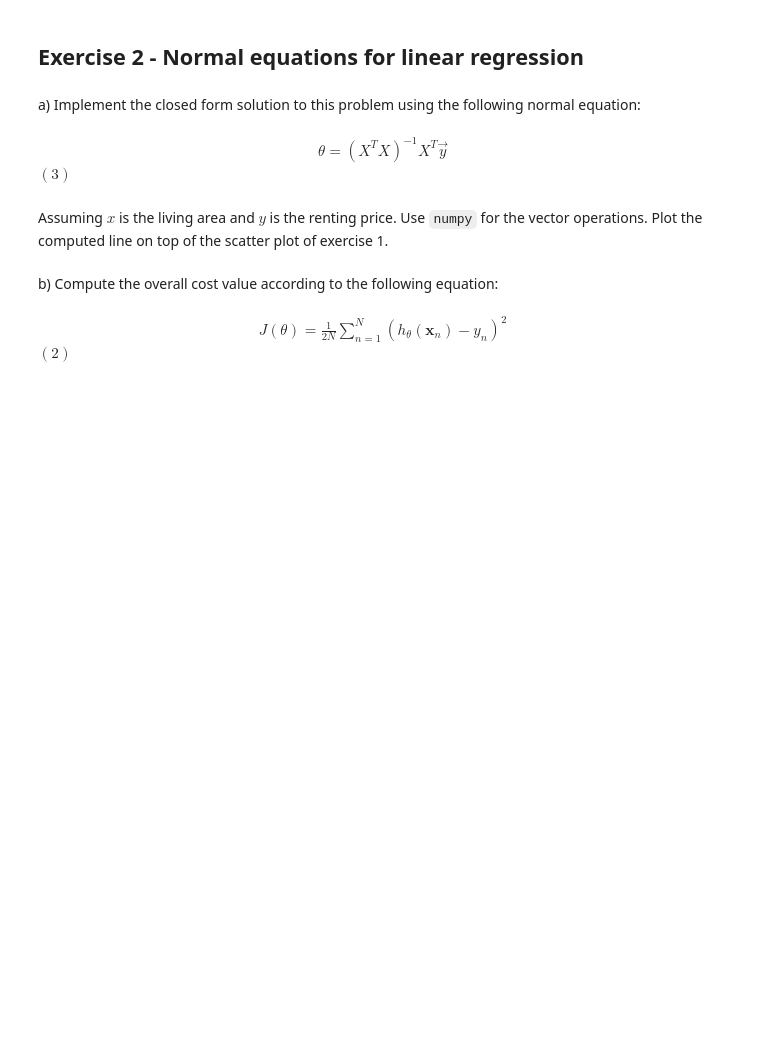
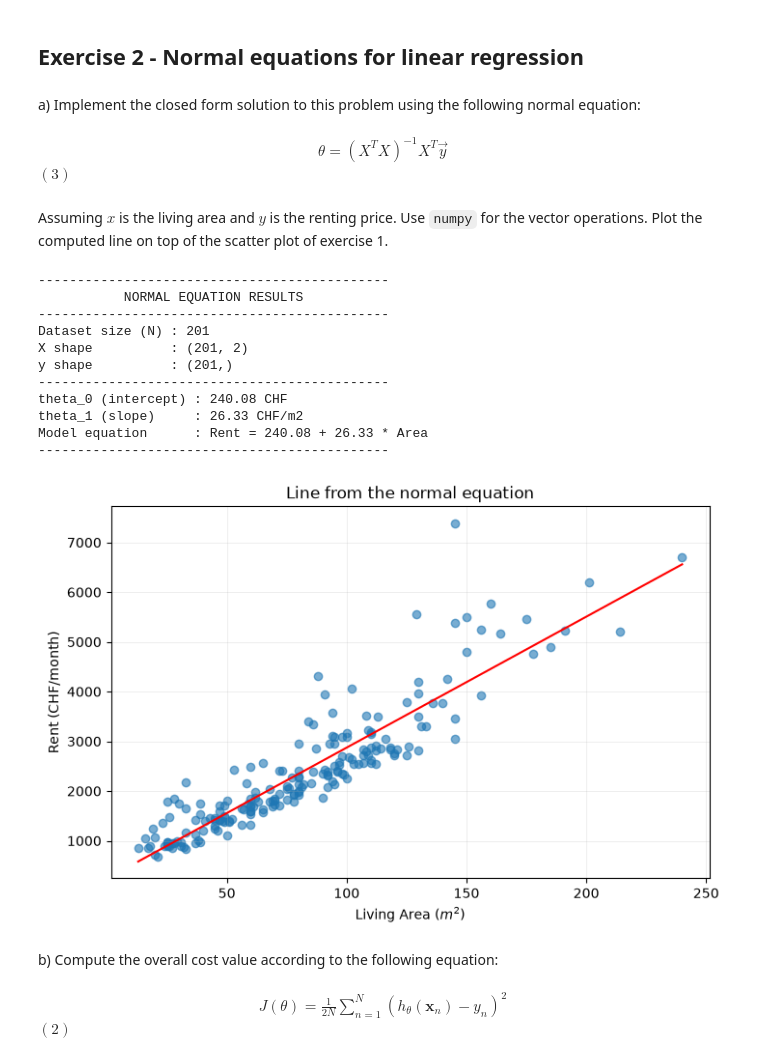
Before and after one commit to NoeBerdoz/FTP_MachLe, a Jupyter notebook: PW5/pw_resources/pw5-linear-regression-stud.ipynb, the cells around one changed output. Saved outputs shown, nothing was run; the diff lists cells and outputs as text; code cells hidden in the pictures; blank space fills up the shorter version.

```diff
--- a/PW5/pw_resources/pw5-linear-regression-stud.ipynb
+++ b/PW5/pw_resources/pw5-linear-regression-stud.ipynb
@@ -168,6 +172,55 @@ a) Implement the closed form solution to this problem using the following normal
 Assuming $x$ is the living area and $y$ is the renting price. Use `numpy` for the vector operations. Plot the computed line on top of the scatter plot of exercise 1.
 # %%
 # Your code here
+N = len(living_area)
+X = np.ones((N, 2)) # 201 rows of [1., 1.]
+X[:, 1] = living_area # column 1 gets the living areas
+y = rent_price
+
+XtX = X.T.dot(X)
+Xty = X.T.dot(y)
+XtX_inv = inv(XtX)
+
+theta = XtX_inv.dot(Xty)
+
+## Clean output
+print("-" * 45)
+print(" "*11 + "NORMAL EQUATION RESULTS")
+print("-" * 45)
+print(f"Dataset size (N) : {N}")
+print(f"X shape          : {X.shape}")
+print(f"y shape          : {y.shape}")
+print("-" * 45)
+print(f"theta_0 (intercept) : {theta[0]:.2f} CHF")
+print(f"theta_1 (slope)     : {theta[1]:.2f} CHF/m2")
+print(f"Model equation      : Rent = {theta[0]:.2f} + {theta[1]:.2f} * Area")
+print("-" * 45)
+
+## Regression plot
+x_line = np.linspace(np.min(living_area), np.max(living_area))
+y_line = theta[0] + theta[1] * x_line
+
+plt.figure(4, figsize=(8, 5))
+plt.scatter(living_area, rent_price, color="tab:blue", alpha=0.6)
+plt.plot(x_line, y_line, color="red")
+plt.xlabel("Living Area ($m^2$)")
+plt.ylabel("Rent (CHF/month)")
+plt.title("Line from the normal equation")
+plt.grid(axis='both', alpha=0.3)
+plt.show()
+# %% [output]
+---------------------------------------------
+           NORMAL EQUATION RESULTS
+---------------------------------------------
+Dataset size (N) : 201
+X shape          : (201, 2)
+y shape          : (201,)
+---------------------------------------------
+theta_0 (intercept) : 240.08 CHF
+theta_1 (slope)     : 26.33 CHF/m2
+Model equation      : Rent = 240.08 + 26.33 * Area
+---------------------------------------------
+[figure, added]
 # %% [markdown]
 b) Compute the overall cost value according to the following equation:
 # %% [markdown]
```
Also changed, not shown: parts of 4 cells of this notebook.
